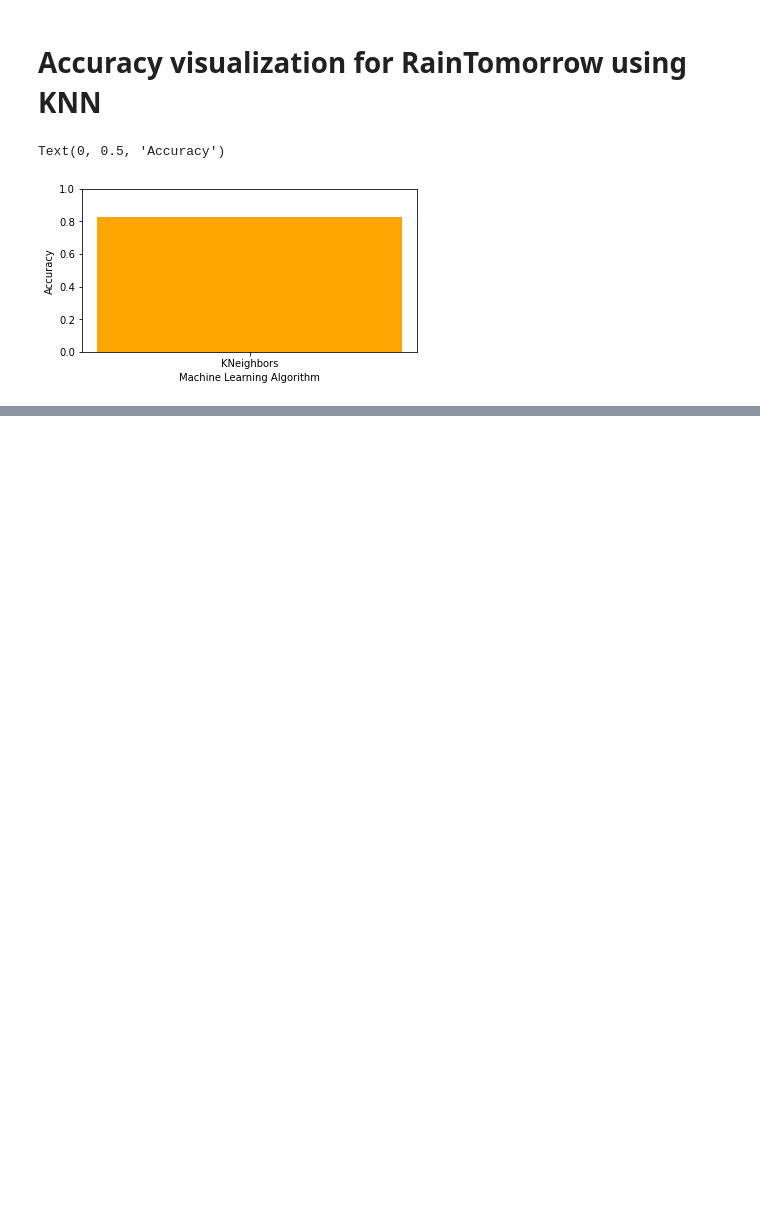
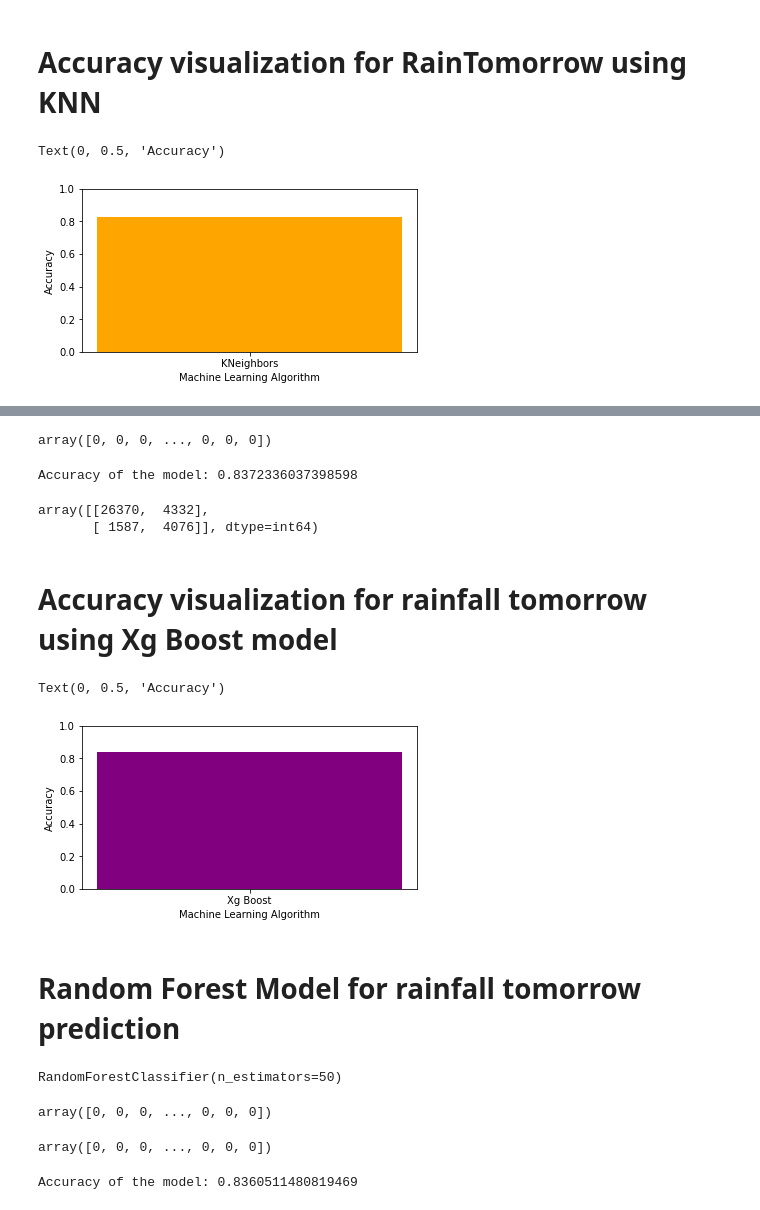
Before and after one commit to sandamaligeethika/ML_Assignment2_IT19120058_IT19120294_IT19147956, a Jupyter notebook: Assignment2.ipynb, the cells around one changed output, grey strips where cells are left out. Saved outputs shown, nothing was run; the diff lists cells and outputs as text; code cells hidden in the pictures; blank space fills up the shorter version.

```diff
--- a/Assignment2.ipynb
+++ b/Assignment2.ipynb
@@ -1184,10 +1188,10 @@ Y_p
 # %% [output]
 array([0, 0, 0, ..., 0, 0, 0])
 # %%
-#checking the most suitable value for K
-vals = []
-for n in range(1,15):
-    classifier2 = KNeighborsClassifier(n_neighbors=n)
-    classifier2.fit(X_rain_tr,Y_rain_tr)
-    vals.append(classifier2.score(X_rain_te,Y_rain_te))
+# #checking the most suitable value for K
+# vals = []
+# for n in range(1,15):
+#     classifier2 = KNeighborsClassifier(n_neighbors=n)
+#     classifier2.fit(X_rain_tr,Y_rain_tr)
+#     vals.append(classifier2.score(X_rain_te,Y_rain_te))
 # %%
@@ -1230,0 +1234,5 @@ Text(0, 0.5, 'Accuracy')
+# %%
+#XG Boost
+from xgboost import XGBClassifier
+model_xg = XGBClassifier()
+model_xg.fit(X_rain_tr,Y_rain_tr)
@@ -1230,0 +1250,2 @@ Text(0, 0.5, 'Accuracy')
+# %%
+pred = model_xg.predict(X_rain_te)
@@ -1230,0 +1256,4 @@ Text(0, 0.5, 'Accuracy')
+# %%
+Y_rain_te
+# %% [output]
+array([0, 0, 0, ..., 0, 0, 0])
@@ -1230,0 +1262,51 @@ Text(0, 0.5, 'Accuracy')
+# %%
+accuracy_score(pred, Y_rain_te)
+accuracy_XG = accuracy_score(pred, Y_rain_te)
+print('Accuracy of the model:', accuracy_XG)
+# %% [output]
+Accuracy of the model: 0.8372336037398598
+# %%
+confusion_matrix(pred, Y_rain_te)
+# %% [output]
+array([[26370,  4332],
+       [ 1587,  4076]], dtype=int64)
+# %% [markdown]
+# Accuracy visualization for rainfall tomorrow using Xg Boost model
+# %%
+import matplotlib.pyplot as plt
+%matplotlib inline
+#Adjust figure size
+plt.figure(figsize=(6,3))
+plt.ylim(0.0, 1.0)
+#X-axis, Y-axis -> value of that model
+plt.bar("Xg Boost",(accuracy_score(Y_rain_te,pred)),width=0.5,color="purple")
+plt.xlabel("Machine Learning Algorithm")
+plt.ylabel("Accuracy")
+# %% [output]
+Text(0, 0.5, 'Accuracy')
+[figure, added]
+# %% [markdown]
+# Random Forest Model for rainfall tomorrow prediction
+# %%
+#import random forest classifier
+from sklearn.ensemble import RandomForestClassifier
+model = RandomForestClassifier(n_estimators=50)
+model.fit(X_rain_tr,Y_rain_tr)
+# %% [output]
+RandomForestClassifier(n_estimators=50)
+# %%
+pred = model.predict(X_rain_te)
+pred
+# %% [output]
+array([0, 0, 0, ..., 0, 0, 0])
+# %%
+Y_rain_te
+# %% [output]
+array([0, 0, 0, ..., 0, 0, 0])
+# %%
+#Calculate the accuracy of the random forest model
+from sklearn.metrics import accuracy_score
+model_accuracy_RFT = accuracy_score(Y_rain_te,pred)
+print('Accuracy of the model:', model_accuracy_RFT)
+# %% [output]
+Accuracy of the model: 0.8360511480819469
```
Also changed, not shown: parts of 43 cells of this notebook.
